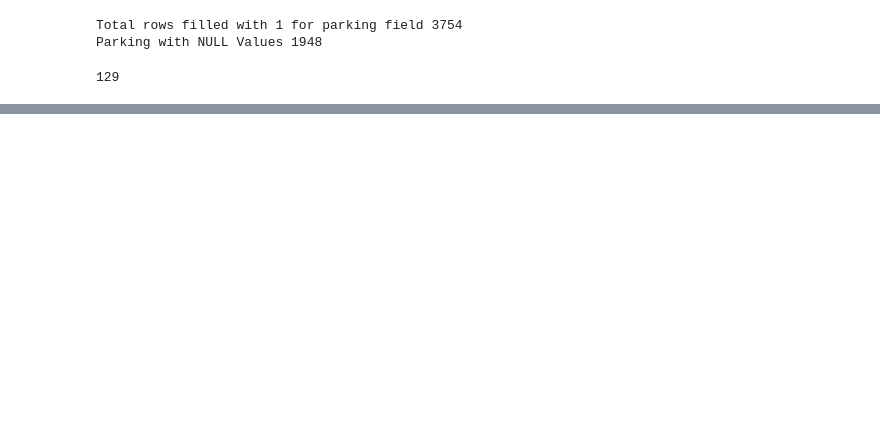
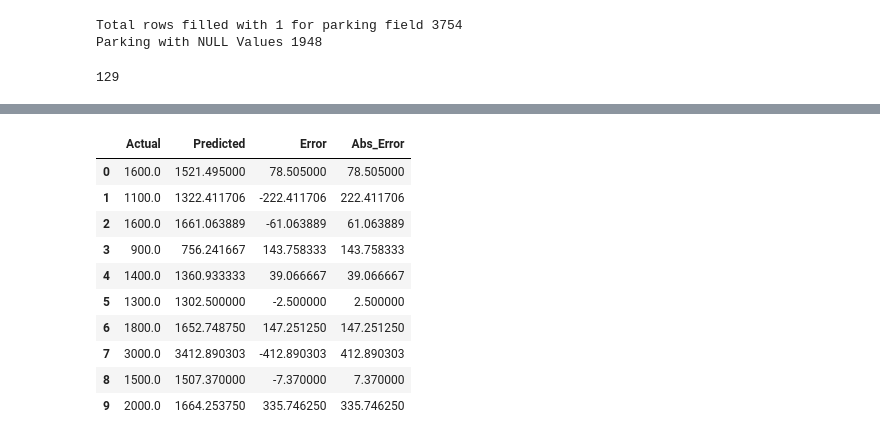
Before and after one commit to seapanda0/kl_rent_prices, a Jupyter notebook: kl_rent_prices.ipynb, the cells around one changed output, grey strips where cells are left out. Cells and saved outputs as stored; diff of their text form; code cells hidden in the pictures; blank space fills up the shorter version.

```diff
--- a/kl_rent_prices.ipynb
+++ b/kl_rent_prices.ipynb
@@ -144,0 +507,7 @@ plt.show()
+# %%
+# Function for one_hot_encoding
+def one_hot_encode (df_in):
+    _df = df_in.copy()
+    _df = pd.get_dummies(_df, columns=['property_type'], drop_first=True)
+    _df = pd.get_dummies(_df, columns=['location'], drop_first=True)
+    return _df
@@ -144,0 +541,5 @@ plt.show()
+# %%
+lr = LinearRegression()
+lr.fit(X_train_lr, y_train)
+
+y_pred_lr = lr.predict(X_test_lr)
@@ -144,0 +548,18 @@ plt.show()
+# %%
+X_train_rf = one_hot_encode(X_train)
+X_test_rf = one_hot_encode(X_test)
+
+X_train_rf, X_test_rf = X_train_rf.align(X_test_rf, join='left', axis=1, fill_value=0)
+
+from sklearn.ensemble import RandomForestRegressor
+
+rf = RandomForestRegressor(
+    n_estimators=200,
+    max_depth=None,
+    random_state=42,
+    n_jobs=-1
+)
+
+rf.fit(X_train_rf, y_train)
+
+y_pred_rf = rf.predict(X_test_rf)
@@ -144,0 +615,9 @@ plt.show()
+# %%
+import pandas as pd
+
+results = pd.DataFrame({
+    'Actual': y_test.values,
+    'Predicted': y_pred_rf
+})
+
+results.head(50)
@@ -144,0 +642,17 @@ plt.show()
+# %%
+results['Error'] = results['Actual'] - results['Predicted']
+results['Abs_Error'] = results['Error'].abs()
+
+results.head(10)
+# %% [output]
+|  | Actual | Predicted | Error | Abs_Error |
+| 0 | 1600.0 | 1521.495000 | 78.505000 | 78.505000 |
+| 1 | 1100.0 | 1322.411706 | -222.411706 | 222.411706 |
+| 2 | 1600.0 | 1661.063889 | -61.063889 | 61.063889 |
+| 3 | 900.0 | 756.241667 | 143.758333 | 143.758333 |
+| 4 | 1400.0 | 1360.933333 | 39.066667 | 39.066667 |
+| 5 | 1300.0 | 1302.500000 | -2.500000 | 2.500000 |
+| 6 | 1800.0 | 1652.748750 | 147.251250 | 147.251250 |
+| 7 | 3000.0 | 3412.890303 | -412.890303 | 412.890303 |
+| 8 | 1500.0 | 1507.370000 | -7.370000 | 7.370000 |
+| 9 | 2000.0 | 1664.253750 | 335.746250 | 335.746250 |
```
Also changed, not shown: parts of 30 cells of this notebook.
